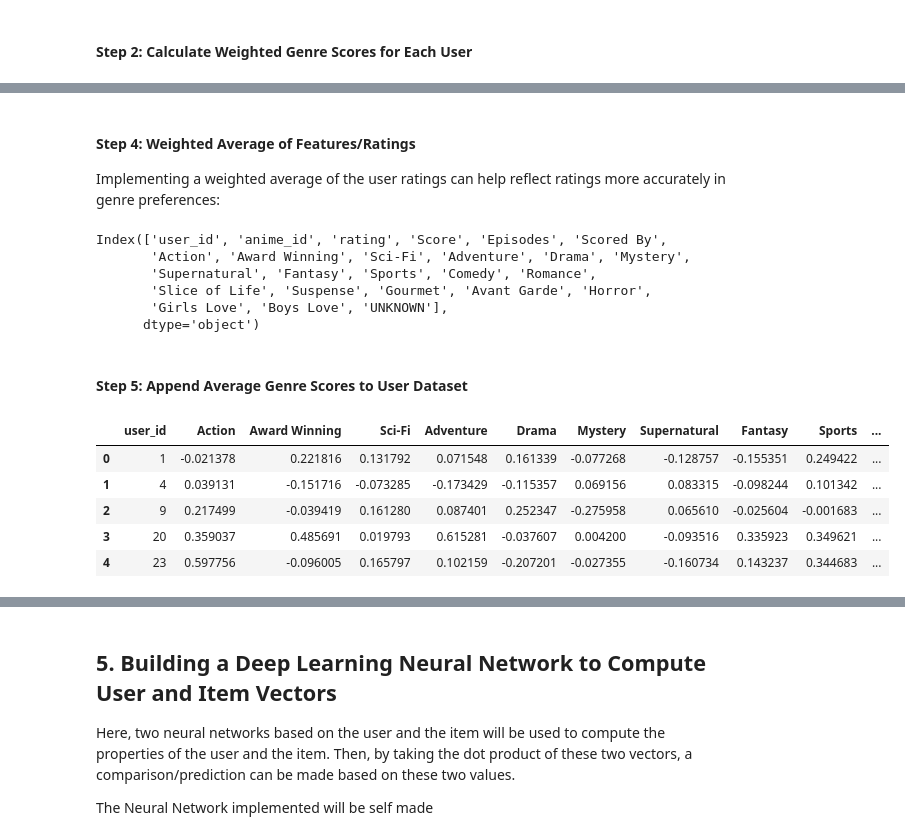
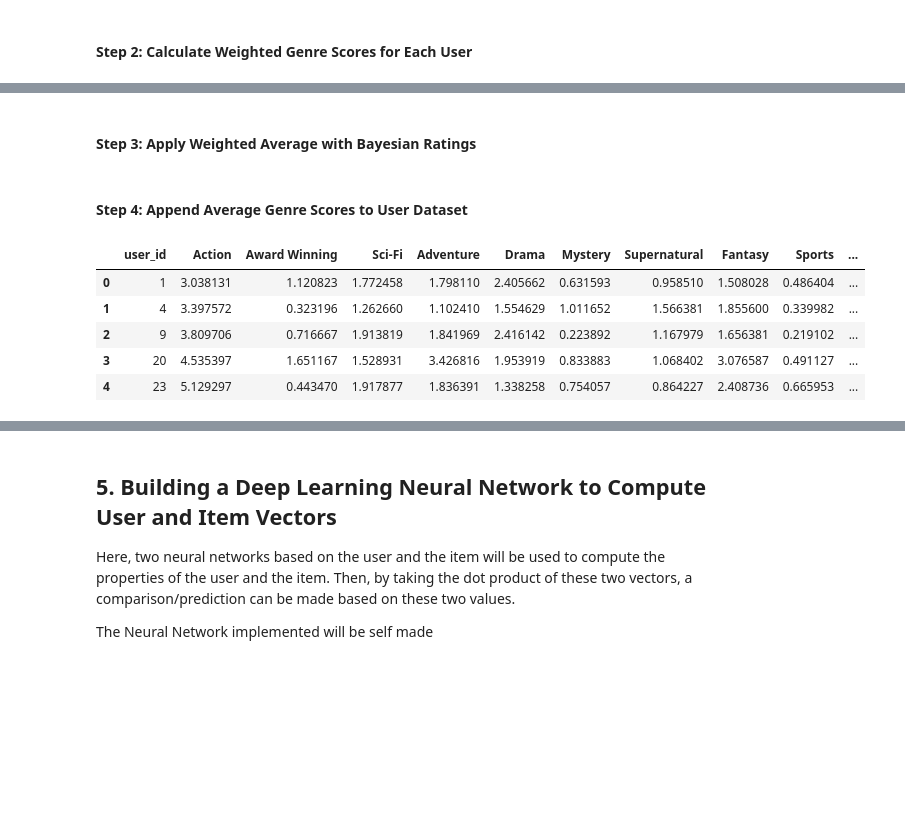
Before and after one commit to kseto06/OtakuNet, a Jupyter notebook: notebooks/ContentBasedAnime.ipynb, the cells around one changed output, grey strips where cells are left out. Drawn from its saved outputs; the diff is of its cells as text; code cells hidden in the pictures; blank space fills up the shorter version.

```diff
--- a/notebooks/ContentBasedAnime.ipynb
+++ b/notebooks/ContentBasedAnime.ipynb
@@ -107,3 +206,7 @@ user_train.head()
+# %%
+# Replace UNKNOWN values in the user_train to avoid numeric exceptions
+user_train = user_train.replace('UNKNOWN', 0)
+y_train = y_train.replace('UNKNOWN', 0)
 # %% [markdown]
 ## 4. Comparison of One-Hot Encoded Genres vs. User Preference Rating (Weighted Average)
 
@@ -115,3 +224,6 @@ What we use to compare the two vectors is a weighted average of the user which w
+# %%
+# Step 1: Apply Bayesian Average
+item_train = Bayesian_Rating(item_train)
 # %%
 # Step 1: Merge datasets on anime_id
 merged_df = pd.merge(user_train, item_train, on="anime_id")
@@ -130,7 +242,7 @@ merged_df.head()
 # Get the list of genre columns using `genre`
 # First, mulitply each genre value by the user's rating for that anime, to give weight to the genres of that anime
 for genre_column in genres:
-    merged_df[genre_column] *= merged_df['rating']
+    merged_df[genre_column] *= merged_df['Bayesian Rating']
 
 merged_df.head()
 # %% [output]
@@ -148,4 +255,0 @@ The implementation below applies z-score normalization to normalize the weighted
-# %%
-# from framework import zscore_normalization
-merged_df = zscore_normalization(merged_df, genres)
-merged_df.head()
@@ -160,29 +256,21 @@ merged_df.head()
-# %% [markdown]
-#### Step 4: Weighted Average of Features/Ratings
-
-Implementing a weighted average of the user ratings can help reflect ratings more accurately in genre preferences:
-# %%
-print(merged_df.columns)
-# %% [output]
-Index(['user_id', 'anime_id', 'rating', 'Score', 'Episodes', 'Scored By',
-       'Action', 'Award Winning', 'Sci-Fi', 'Adventure', 'Drama', 'Mystery',
-       'Supernatural', 'Fantasy', 'Sports', 'Comedy', 'Romance',
-       'Slice of Life', 'Suspense', 'Gourmet', 'Avant Garde', 'Horror',
-       'Girls Love', 'Boys Love', 'UNKNOWN'],
-      dtype='object')
+# %% [markdown]
+#### Step 3: Apply Weighted Average with Bayesian Ratings
 # %%
 user_genre_scores = weighted_average(merged_df, genres) # Get the user_genre_scores
 # %% [markdown]
-#### Step 5: Append Average Genre Scores to User Dataset
+#### Step 4: Append Average Genre Scores to User Dataset
 # %%
 # Append the current user_items with the new inferred genre scores, without duplicating
-user_train= pd.merge(user_train[['user_id']].drop_duplicates(), user_genre_scores, on='user_id')
+user_train = pd.merge(user_train[['user_id']].drop_duplicates(), user_genre_scores, on='user_id')
+
+# Ordered list
+user_train = user_train.reset_index(drop=True)
 
 user_train.head()
 # %% [output]
 |  | user_id | Action | Award Winning | Sci-Fi | Adventure | Drama | Mystery | Supernatural | Fantasy | Sports | ... |
-| 0 | 1 | -0.021378 | 0.221816 | 0.131792 | 0.071548 | 0.161339 | -0.077268 | -0.128757 | -0.155351 | 0.249422 | ... |
-| 1 | 4 | 0.039131 | -0.151716 | -0.073285 | -0.173429 | -0.115357 | 0.069156 | 0.083315 | -0.098244 | 0.101342 | ... |
-| 2 | 9 | 0.217499 | -0.039419 | 0.161280 | 0.087401 | 0.252347 | -0.275958 | 0.065610 | -0.025604 | -0.001683 | ... |
-| 3 | 20 | 0.359037 | 0.485691 | 0.019793 | 0.615281 | -0.037607 | 0.004200 | -0.093516 | 0.335923 | 0.349621 | ... |
-| 4 | 23 | 0.597756 | -0.096005 | 0.165797 | 0.102159 | -0.207201 | -0.027355 | -0.160734 | 0.143237 | 0.344683 | ... |
+| 0 | 1 | 3.038131 | 1.120823 | 1.772458 | 1.798110 | 2.405662 | 0.631593 | 0.958510 | 1.508028 | 0.486404 | ... |
+| 1 | 4 | 3.397572 | 0.323196 | 1.262660 | 1.102410 | 1.554629 | 1.011652 | 1.566381 | 1.855600 | 0.339982 | ... |
+| 2 | 9 | 3.809706 | 0.716667 | 1.913819 | 1.841969 | 2.416142 | 0.223892 | 1.167979 | 1.656381 | 0.219102 | ... |
+| 3 | 20 | 4.535397 | 1.651167 | 1.528931 | 3.426816 | 1.953919 | 0.833883 | 1.068402 | 3.076587 | 0.491127 | ... |
+| 4 | 23 | 5.129297 | 0.443470 | 1.917877 | 1.836391 | 1.338258 | 0.754057 | 0.864227 | 2.408736 | 0.665953 | ... |
```
Also changed, not shown: parts of 22 cells of this notebook.
